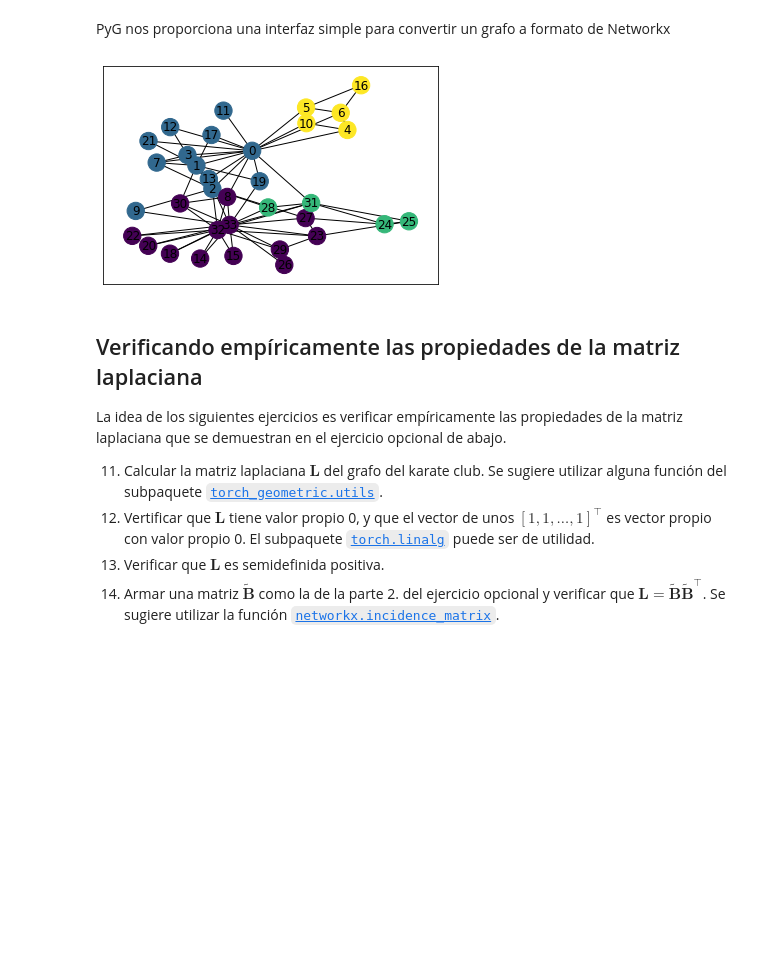
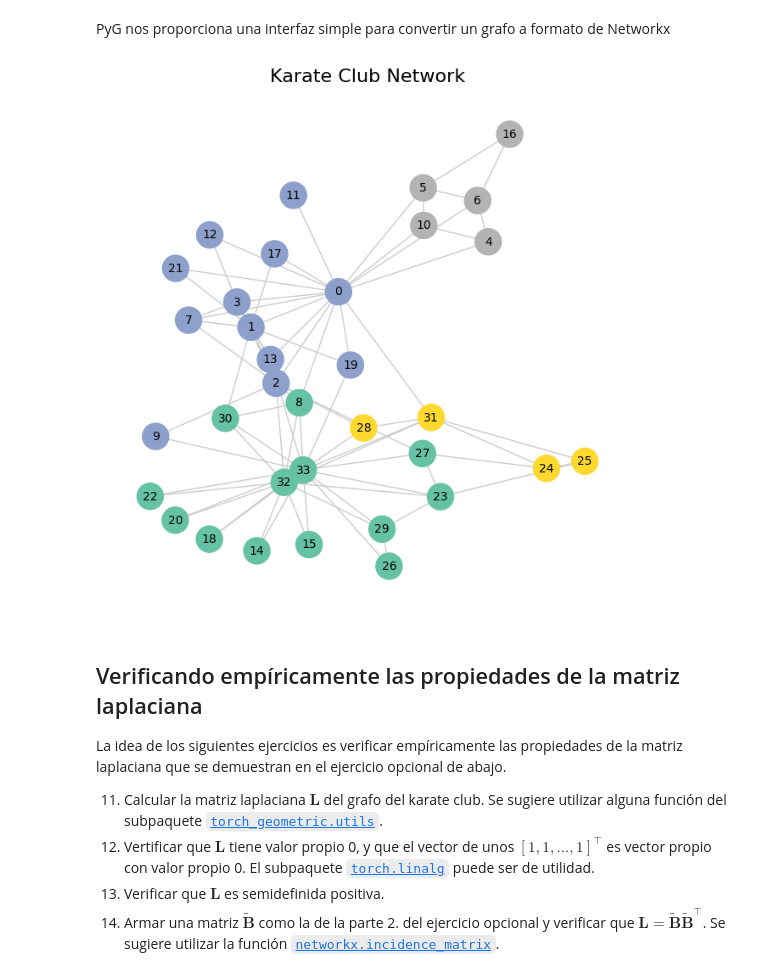
Before and after one commit to j-oflaherty/AA-grafos, a Jupyter notebook: lab1/Lab1_AAG2025.ipynb, the cells around one changed output. Cells and saved outputs as stored; diff of their text form; code cells hidden in the pictures; blank space fills up the shorter version.

```diff
--- a/lab1/Lab1_AAG2025.ipynb
+++ b/lab1/Lab1_AAG2025.ipynb
@@ -674,12 +674,28 @@ data.edge_attr
 None
 # %% [markdown]
 PyG nos proporciona una interfaz simple para convertir un grafo a formato de Networkx
-# %%
-from torch_geometric.utils import to_networkx
-G = to_networkx(data, to_undirected=True)
-nx.draw_networkx(G,node_color=data.y,pos=nx.spring_layout(G, seed=42))
-# %% [output]
-[figure, removed]
+# %%
+from torch_geometric.utils import to_networkx
+G = to_networkx(data, to_undirected=True)
+plt.figure(figsize=(8, 8))
+pos = nx.spring_layout(G, seed=42)
+node_labels = {i: f"{i}" for i in G.nodes}
+nx.draw_networkx(
+    G,
+    pos=pos,
+    node_color=data.y,
+    cmap=plt.cm.Set2,
+    with_labels=True,
+    labels=node_labels,
+    node_size=500,
+    font_size=10,
+    edge_color="#cccccc"
+)
+plt.title("Karate Club Network", fontsize=16)
+plt.axis("off")
+plt.show()
+# %% [output]
+[figure, added]
 # %% [markdown]
 ## Verificando empíricamente las propiedades de la matriz laplaciana
 La idea de los siguientes ejercicios es verificar empíricamente las propiedades de la matriz laplaciana que se demuestran en el ejercicio opcional de abajo.
```
Also changed, not shown: parts of 5 cells of this notebook, 8 other files.
